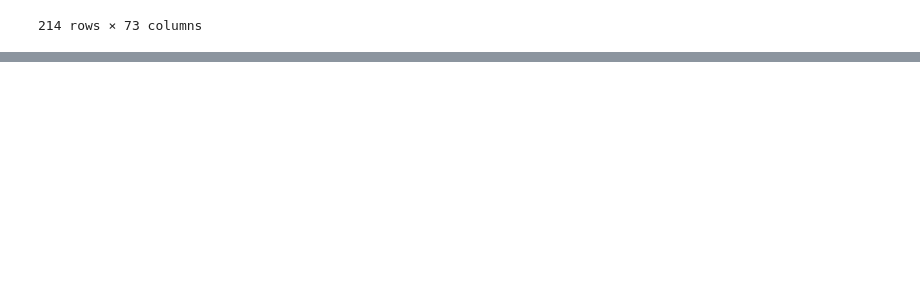
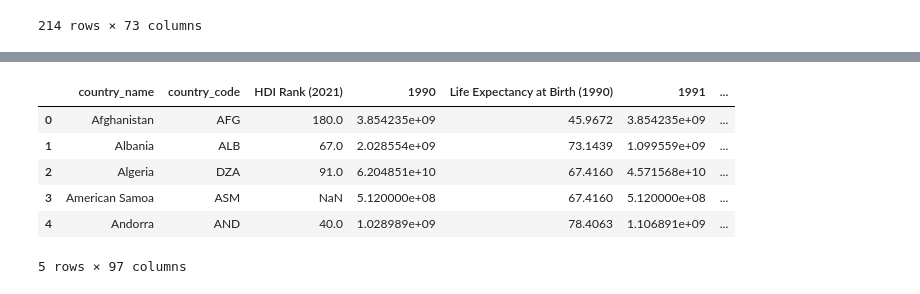
Before and after one commit to larubiano0/Parcial2-He2AI, a Jupyter notebook: GDP_script.ipynb, the cells around one changed output, grey strips where cells are left out. Drawn from its saved outputs; the diff is of its cells as text; code cells hidden in the pictures; blank space fills up the shorter version.

```diff
--- a/GDP_script.ipynb
+++ b/GDP_script.ipynb
@@ -176,0 +235,28 @@ gdp_data_pivot
+# %%
+cols = list(gdp_data_encoded.columns)
+cols.append(cols.pop(cols.index(2022)))
+gdp_data_encoded = gdp_data_encoded[cols]
+# Take the natural logarithm of the GDP for 2022
+gdp_data_encoded['ln_gdp_2022'] = np.log(gdp_data_encoded[2022])
+
+# Calculate the thresholds for the lower, middle, and higher thirds
+lower_threshold = gdp_data_encoded['ln_gdp_2022'].quantile(1/3)
+upper_threshold = gdp_data_encoded['ln_gdp_2022'].quantile(2/3)
+
+# Create the one-hot encoding for the three groups
+gdp_data_encoded['gdp_2022_low'] = (gdp_data_encoded['ln_gdp_2022'] <= lower_threshold).astype(int)
+gdp_data_encoded['gdp_2022_middle'] = ((gdp_data_encoded['ln_gdp_2022'] > lower_threshold) & (gdp_data_encoded['ln_gdp_2022'] <= upper_threshold)).astype(int)
+gdp_data_encoded['gdp_2022_high'] = (gdp_data_encoded['ln_gdp_2022'] > upper_threshold).astype(int)
+
+# Drop the original 2022 column and the ln_gdp_2022 column
+gdp_data_encoded.drop(columns=[2022, 'ln_gdp_2022'], inplace=True)
+
+gdp_data_encoded.head()
+# %% [output]
+|  | country_name | country_code | HDI Rank (2021) | 1990 | Life Expectancy at Birth (1990) | 1991 | ... |
+| 0 | Afghanistan | AFG | 180.0 | 3.854235e+09 | 45.9672 | 3.854235e+09 | ... |
+| 1 | Albania | ALB | 67.0 | 2.028554e+09 | 73.1439 | 1.099559e+09 | ... |
+| 2 | Algeria | DZA | 91.0 | 6.204851e+10 | 67.4160 | 4.571568e+10 | ... |
+| 3 | American Samoa | ASM | NaN | 5.120000e+08 | 67.4160 | 5.120000e+08 | ... |
+| 4 | Andorra | AND | 40.0 | 1.028989e+09 | 78.4063 | 1.106891e+09 | ... |
+5 rows × 97 columns
```
Also changed, not shown: parts of 4 cells of this notebook.
